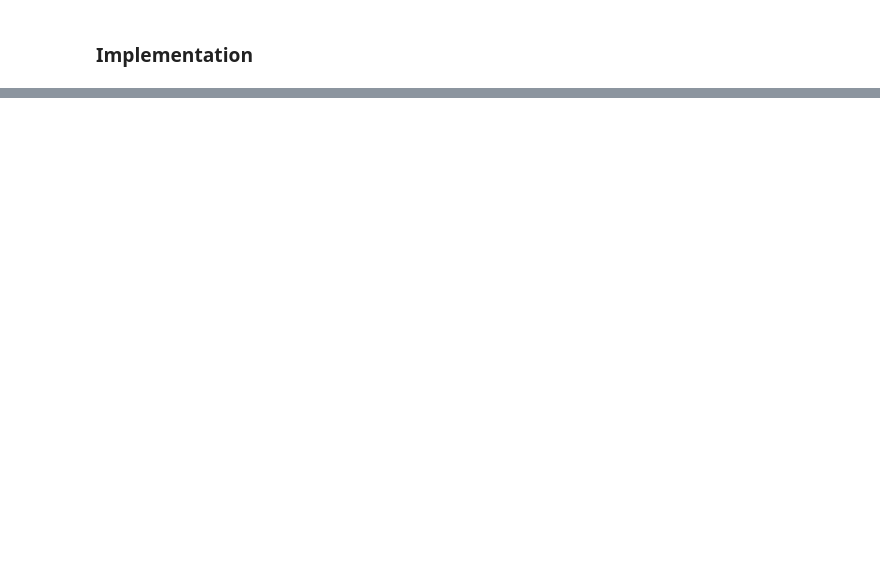
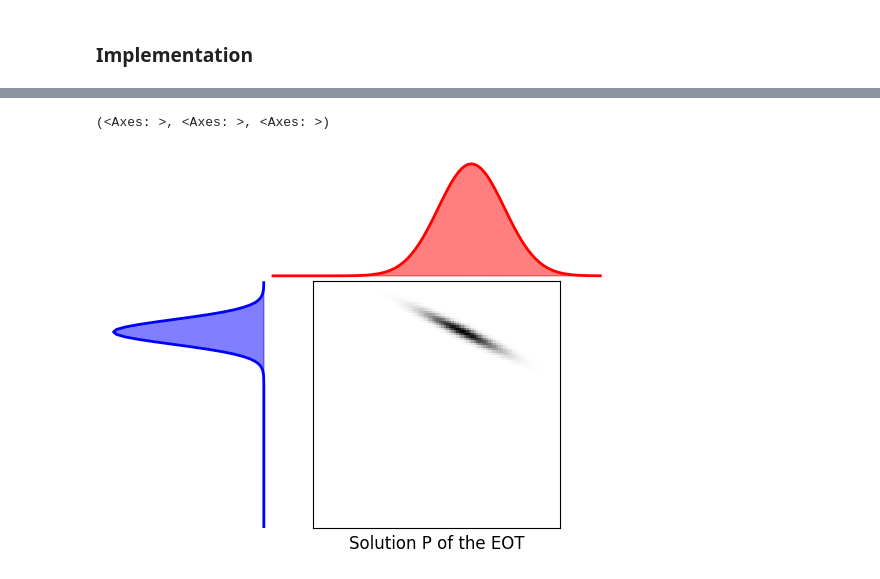
Before and after one commit to Zhukowych/ucu-computational-ot, a Jupyter notebook: sinkhorn_algorithm.ipynb, the cells around one changed output, grey strips where cells are left out. Saved outputs shown, nothing was run; the diff lists cells and outputs as text; code cells hidden in the pictures; blank space fills up the shorter version.

Commit message:
added simple Sinkhorn implementation

```diff
--- a/sinkhorn_algorithm.ipynb
+++ b/sinkhorn_algorithm.ipynb
@@ -38,0 +95,8 @@ It is shown (**TODO:** add proof) that using these iteratioins solution converge
+# %%
+sinkhorn = Sinkhorn(epsilon=0.001)
+sinkhorn.fit(a, b, C)
+
+ot.plot.plot1D_mat(a, b, sinkhorn.P, 'Solution P of the EOT')
+# %% [output]
+(<Axes: >, <Axes: >, <Axes: >)
+[figure, added]
```
Also changed, not shown: parts of 5 cells of this notebook.
